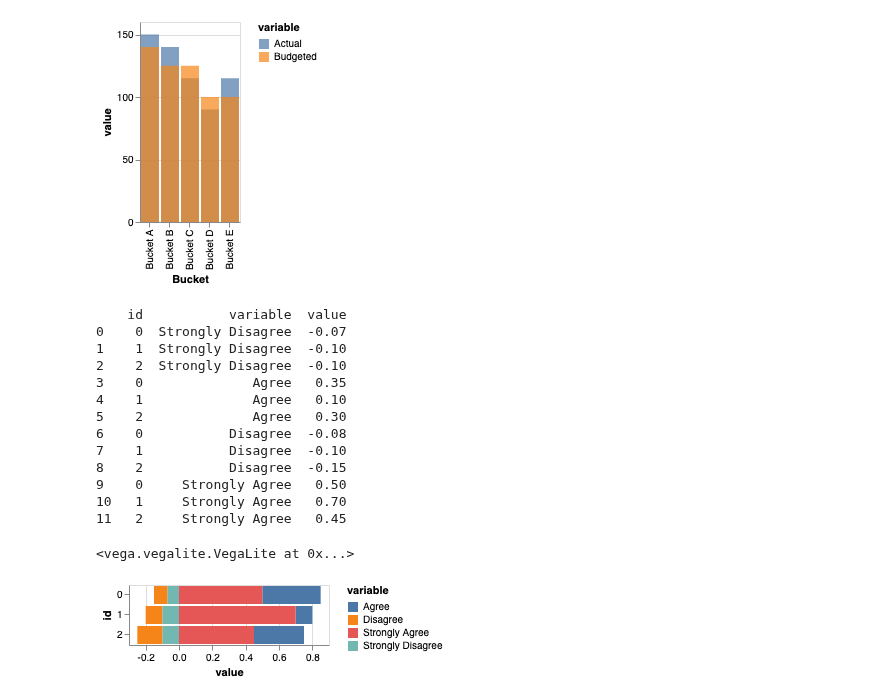
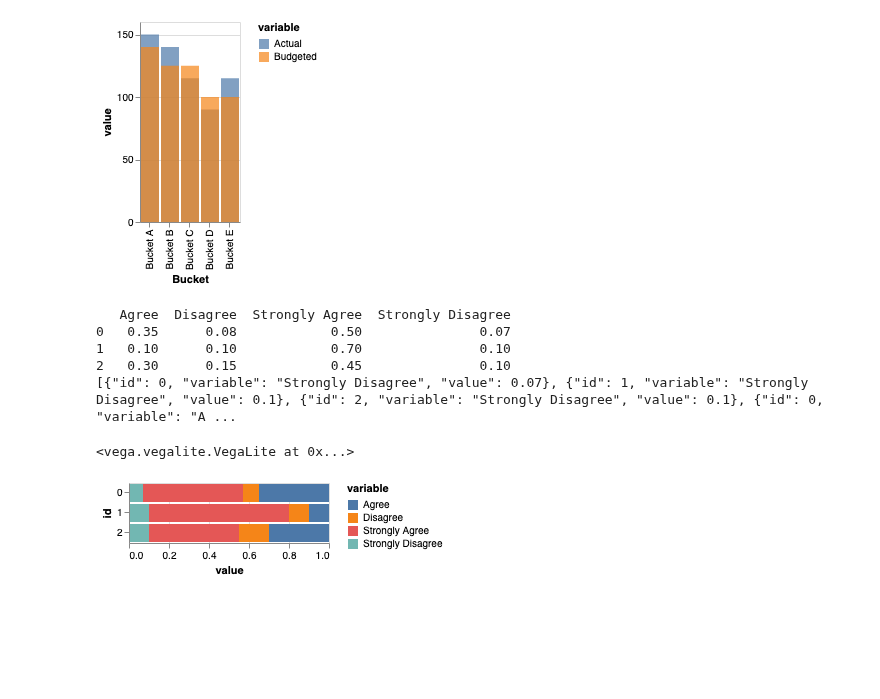
Before and after one commit to Mestway/falx, a Jupyter notebook: falx/data_prep.ipynb, the cells around one changed output. Drawn from its saved outputs; the diff is of its cells as text; code cells hidden in the pictures; blank space fills up the shorter version.

```diff
--- a/falx/data_prep.ipynb
+++ b/falx/data_prep.ipynb
@@ -271,40 +271,33 @@ VegaLite(vl_spec, df6)
 # %%
 df7 = load_input_table("007.json")
 
+print(df7)
+
 df7['id'] = df7.index
 df7 = pd.melt(df7, id_vars='id', value_vars=["Strongly Disagree", "Agree", "Disagree", "Strongly Agree"])
-df7['value'].mask(df7['variable'] == "Disagree", -df7["value"], inplace=True)
-df7['value'].mask(df7['variable'] == "Strongly Disagree", -df7["value"], inplace=True)
+#df7['value'].mask(df7['variable'] == "Disagree", -df7["value"], inplace=True)
+#df7['value'].mask(df7['variable'] == "Strongly Disagree", -df7["value"], inplace=True)
 
-print(df7)
-
+print(json.dumps(df7.to_dict(orient="records")))
 vl_spec = {
     "$schema": "https://vega.github.io/schema/vega-lite/v3.json",
     "mark": {"type": "bar"},
     "encoding": {
         "color": {"field": "variable", "type": "nominal"},
         "y": {"field": "id", "type": "nominal"},
         "x": { "field": "value", "type": "quantitative"}
     }
 }
 
 VegaLite(vl_spec, df7)
 # %% [output]
-    id           variable  value
-0    0  Strongly Disagree  -0.07
-1    1  Strongly Disagree  -0.10
-2    2  Strongly Disagree  -0.10
-3    0              Agree   0.35
-4    1              Agree   0.10
-5    2              Agree   0.30
-6    0           Disagree  -0.08
-7    1           Disagree  -0.10
-8    2           Disagree  -0.15
-9    0     Strongly Agree   0.50
-10   1     Strongly Agree   0.70
-11   2     Strongly Agree   0.45
+   Agree  Disagree  Strongly Agree  Strongly Disagree
+0   0.35      0.08            0.50               0.07
+1   0.10      0.10            0.70               0.10
+2   0.30      0.15            0.45               0.10
+[{"id": 0, "variable": "Strongly Disagree", "value": 0.07}, {"id": 1, "variable": "Strongly Disagree", "value": 0.1}, {"id": 2, "variable": "Strongly Disagree", "value": 0.1}, {"id": 0, "variable": "A ...
 <vega.vegalite.VegaLite at 0x...>
-[figure, old version]
+[figure, new version]
 # %%
 df8 = load_input_table("008.json")
 
```
Also changed, not shown: parts of 17 cells of this notebook, 4 other files.
